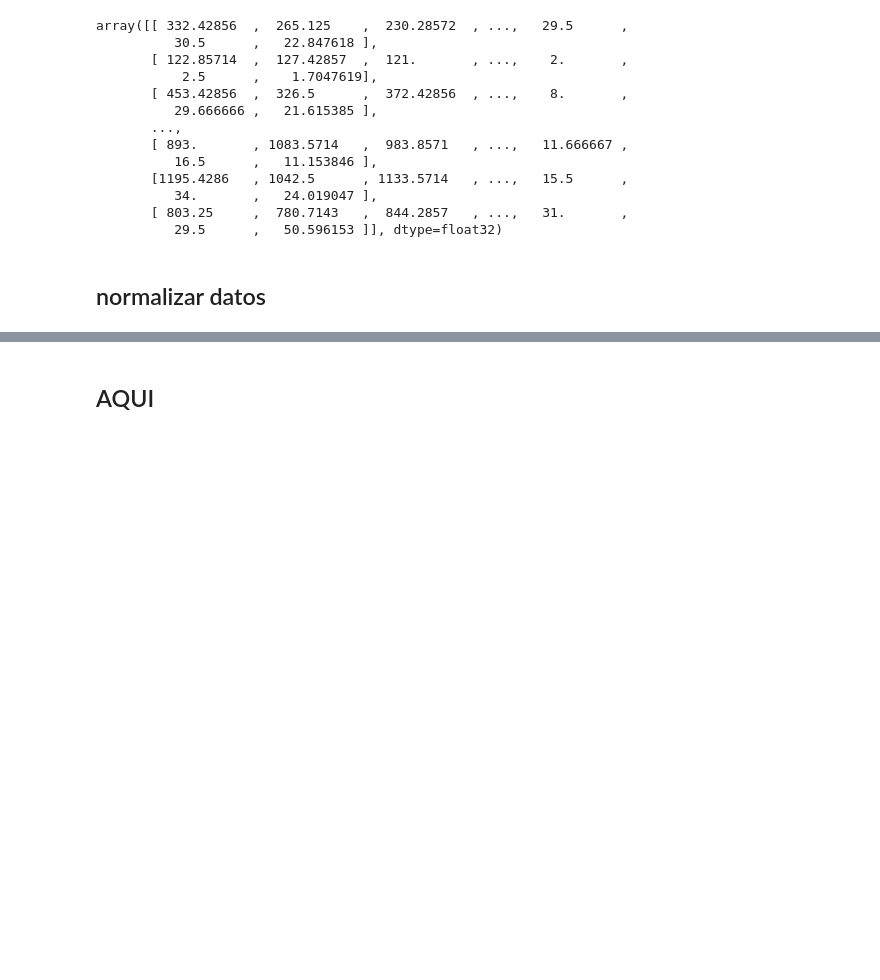
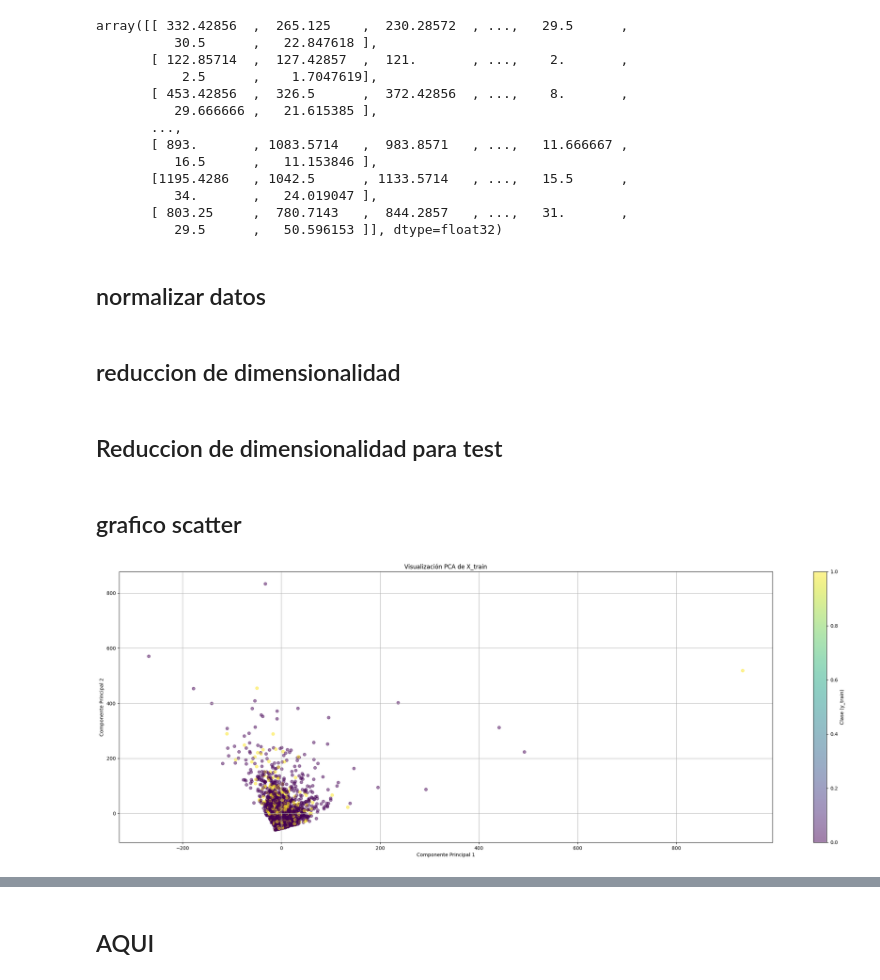
Before and after one commit to pablohernanpinto/tesis, a Jupyter notebook: DeepAMRConSMOTE Prueba.ipynb, the cells around one changed output, grey strips where cells are left out. Cells and saved outputs as stored; diff of their text form; code cells hidden in the pictures; blank space fills up the shorter version.

```diff
--- a/DeepAMRConSMOTE Prueba.ipynb
+++ b/DeepAMRConSMOTE Prueba.ipynb
@@ -120,3 +130,12 @@ X_train_normalizado = scaler.fit_transform(X_train)
 
 # Usar los parámetros calculados en X_train para transformar X_test
 X_test_normalizado = scaler.transform(X_test)
+# %% [markdown]
+## reduccion de dimensionalidad
+# %%
+from sklearn.decomposition import PCA
+# Reducir dimensiones con PCA
+pca = PCA(n_components=2)
+X_train_pca_2d = pca.fit_transform(X_train_normalizado)
+# %% [markdown]
+## Reduccion de dimensionalidad para test
@@ -122,0 +147,20 @@ X_test_normalizado = scaler.transform(X_test)
+# %% [markdown]
+## grafico scatter
+# %%
+# Graficar los datos reducidos
+plt.figure(figsize=(30, 10))
+#plt.plot(X_train_pca[:, 1],X_train_pca[:, 0],  c='blue', alpha=0.7, label='Datos PCA')
+
+scatter = plt.scatter(X_train_pca_2d[:, 1],X_train_pca_2d[:, 0], c=y_train, cmap='viridis', alpha=0.5)
+plt.colorbar(scatter, label='Clase (y_train)')
+plt.title('Visualización PCA de X_train')
+plt.xlabel('Componente Principal 1')
+plt.ylabel('Componente Principal 2')
+# Establecer límites para hacer zoom
+""" rangoX = 10000
+rangoY = 1000
+plt.xlim(0, rangoX)  # Cambia los valores para enfocar
+plt.ylim(0, rangoX)    # Cambia los valores para enfocar """
+plt.grid(True)
+# %% [output]
+[figure, added]
```
Also changed, not shown: parts of 31 cells of this notebook, 4 other files.
